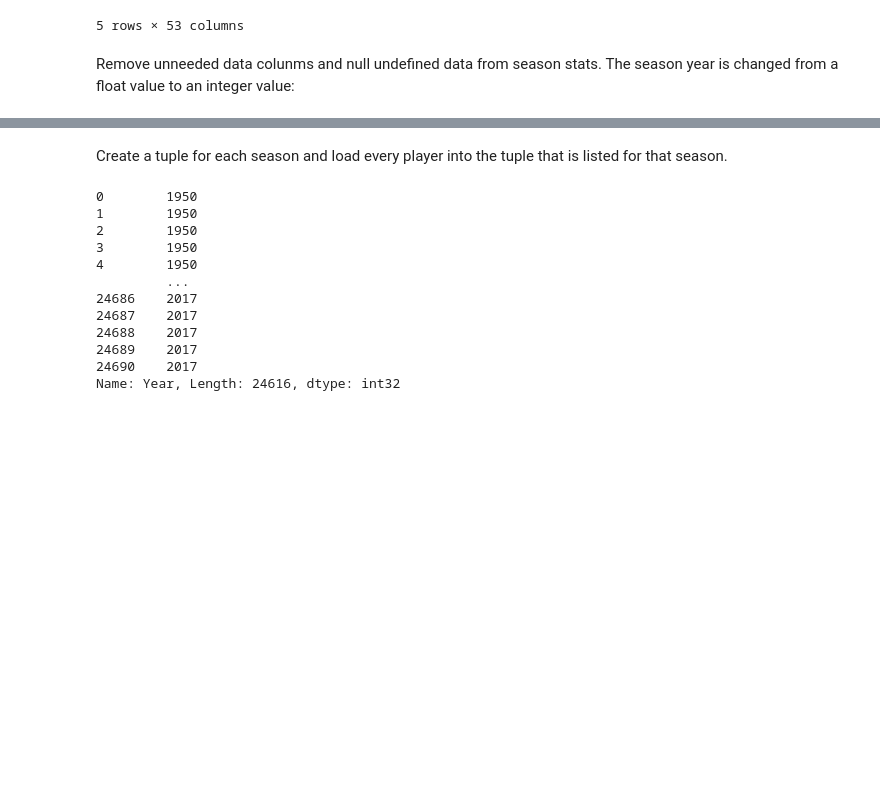
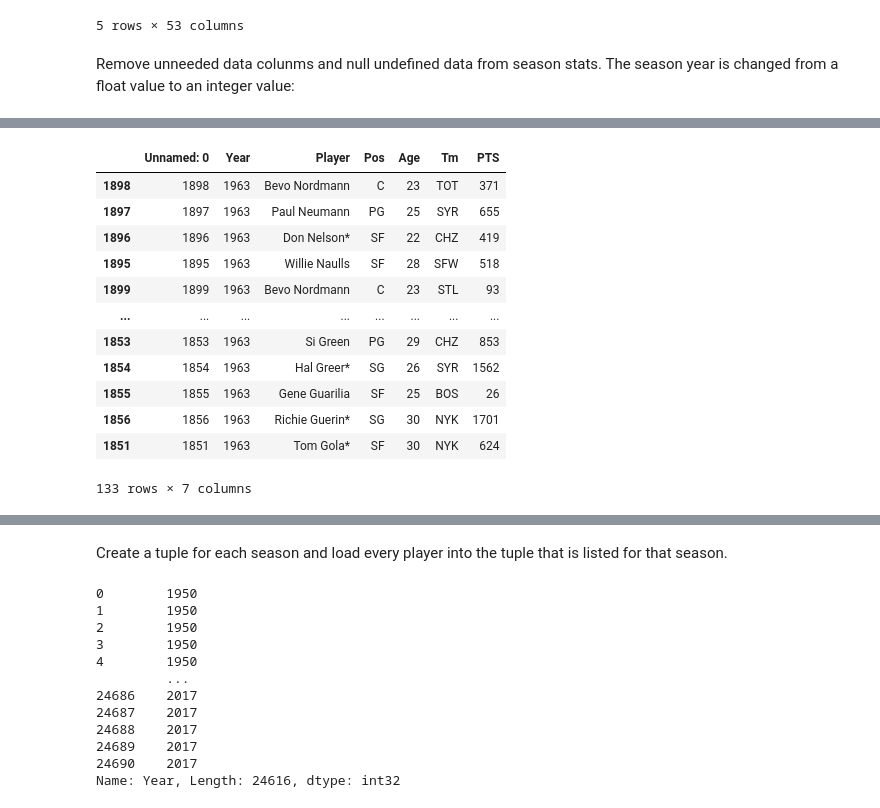
Before and after one commit to timothy7walker/NBA-s-Top-Scorers, a Jupyter notebook: TimothyWalkerNBA.ipynb, the cells around one changed output, grey strips where cells are left out. Saved outputs shown, nothing was run; the diff lists cells and outputs as text; code cells hidden in the pictures; blank space fills up the shorter version.

```diff
--- a/TimothyWalkerNBA.ipynb
+++ b/TimothyWalkerNBA.ipynb
@@ -52,0 +51,16 @@ seasonStats
+# %%
+seasonByYear.loc[seasonByYear['Year'] == 1963]
+# %% [output]
+|  | Unnamed: 0 | Year | Player | Pos | Age | Tm | PTS |
+| 1898 | 1898 | 1963 | Bevo Nordmann | C | 23 | TOT | 371 |
+| 1897 | 1897 | 1963 | Paul Neumann | PG | 25 | SYR | 655 |
+| 1896 | 1896 | 1963 | Don Nelson* | SF | 22 | CHZ | 419 |
+| 1895 | 1895 | 1963 | Willie Naulls | SF | 28 | SFW | 518 |
+| 1899 | 1899 | 1963 | Bevo Nordmann | C | 23 | STL | 93 |
+| ... | ... | ... | ... | ... | ... | ... | ... |
+| 1853 | 1853 | 1963 | Si Green | PG | 29 | CHZ | 853 |
+| 1854 | 1854 | 1963 | Hal Greer* | SG | 26 | SYR | 1562 |
+| 1855 | 1855 | 1963 | Gene Guarilia | SF | 25 | BOS | 26 |
+| 1856 | 1856 | 1963 | Richie Guerin* | SG | 30 | NYK | 1701 |
+| 1851 | 1851 | 1963 | Tom Gola* | SF | 30 | NYK | 624 |
+133 rows × 7 columns
```
Also changed, not shown: parts of 10 cells of this notebook.
